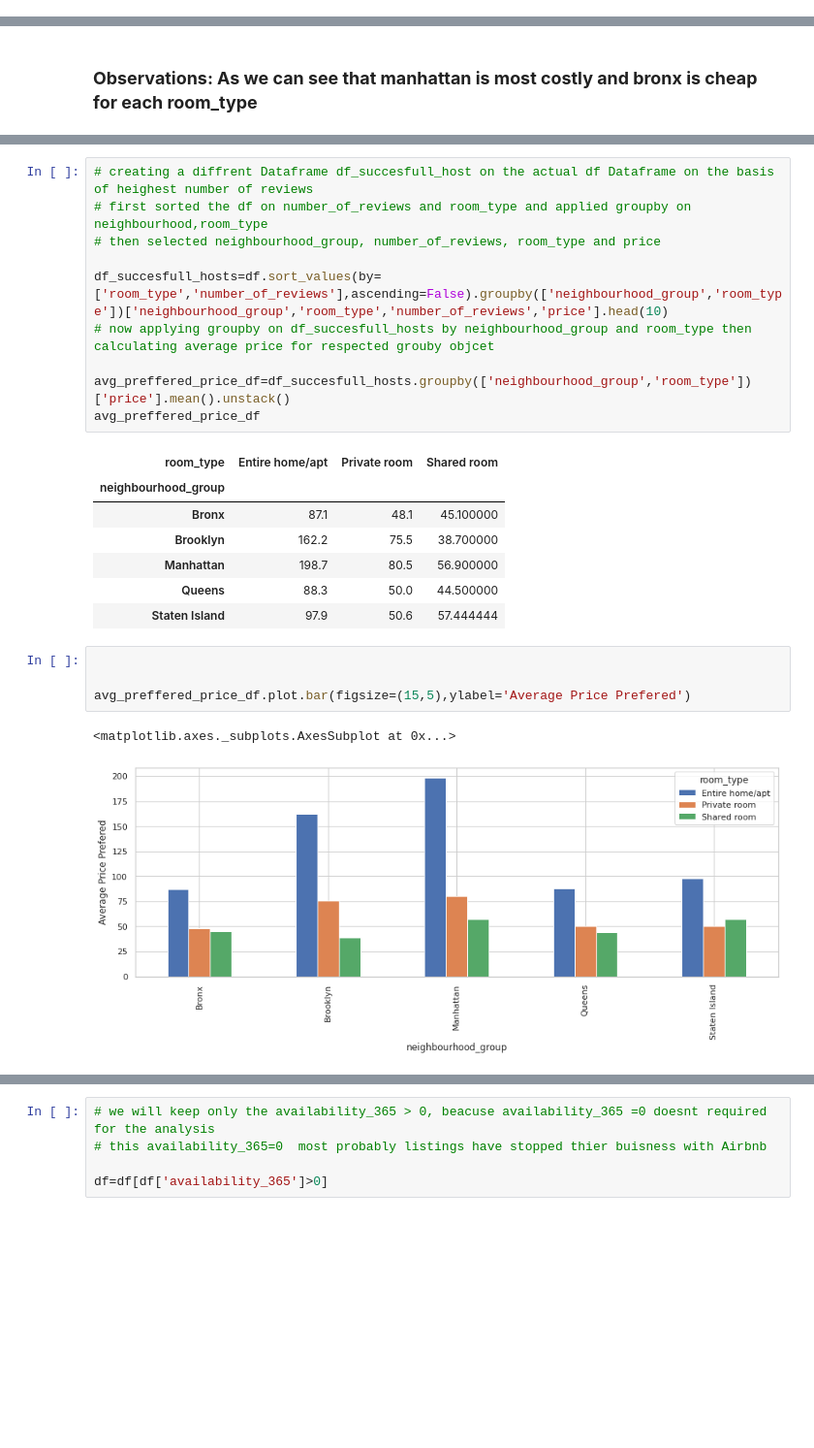
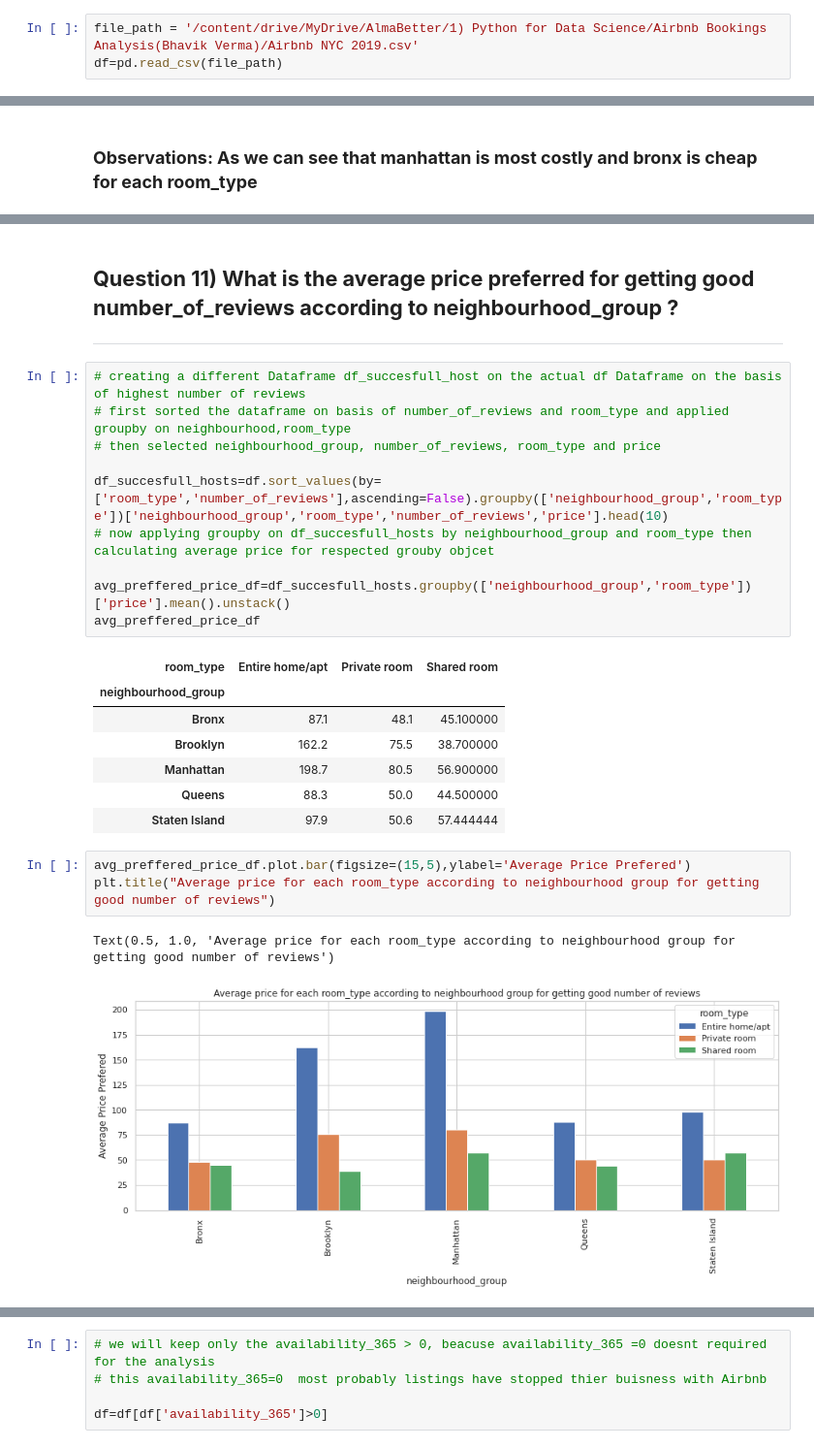
Before and after one commit to vaibhav251999/EDA-capstone-project, a Jupyter notebook: Airbnb_Bookings_Analysis_Capstone_Project.ipynb, the cells around one changed output, grey strips where cells are left out. Shown at 97% size. Cells and saved outputs as stored; diff of their text form; blank space fills up the shorter version.

```diff
--- a/Airbnb_Bookings_Analysis_Capstone_Project.ipynb
+++ b/Airbnb_Bookings_Analysis_Capstone_Project.ipynb
@@ -185,6 +167,9 @@ Successfully installed Jinja2-3.1.2 klib-1.0.1
 # %%
 file_path = '/content/drive/MyDrive/Almabetter/capstone projects/EDA/Airbnb NYC 2019.csv'
 df = pd.read_csv(file_path)
+# %%
+file_path = '/content/drive/MyDrive/AlmaBetter/1) Python for Data Science/Airbnb Bookings Analysis(Bhavik Verma)/Airbnb NYC 2019.csv'
+df=pd.read_csv(file_path)
 # %%
 df.head()
 # %% [output]
@@ -709,6 +700,12 @@ avg_price_df.plot.bar(figsize=(15,5),ylabel='Average Price calculated')
+# %% [markdown]
+##    **Question 11) What is the average price preferred for getting good number_of_reviews according to neighbourhood_group ?**
+
+
+
+---
 # %%
-# creating a diffrent Dataframe df_succesfull_host on the actual df Dataframe on the basis of heighest number of reviews
-# first sorted the df on number_of_reviews and room_type and applied groupby on neighbourhood,room_type
+# creating a different Dataframe df_succesfull_host on the actual df Dataframe on the basis of highest number of reviews
+# first sorted the dataframe on basis of number_of_reviews and room_type and applied groupby on neighbourhood,room_type
 # then selected neighbourhood_group, number_of_reviews, room_type and price
 
 df_succesfull_hosts=df.sort_values(by=['room_type','number_of_reviews'],ascending=False).groupby(['neighbourhood_group','room_type'])['neighbourhood_group','room_type','number_of_reviews','price'].head(10)
@@ -725,12 +722,11 @@ avg_preffered_price_df
 | Queens | 88.3 | 50.0 | 44.500000 |
 | Staten Island | 97.9 | 50.6 | 57.444444 |
 # %%
-
-
 avg_preffered_price_df.plot.bar(figsize=(15,5),ylabel='Average Price Prefered')
+plt.title("Average price for each room_type according to neighbourhood group for getting good number of reviews")
 # %% [output]
-<matplotlib.axes._subplots.AxesSubplot at 0x...>
+Text(0.5, 1.0, 'Average price for each room_type according to neighbourhood group for getting good number of reviews')
-[figure, old version]
+[figure, new version]
 # %% [markdown]
 ### **OBSERVATIONS**
 
```
Also changed, not shown: parts of 121 cells of this notebook.
